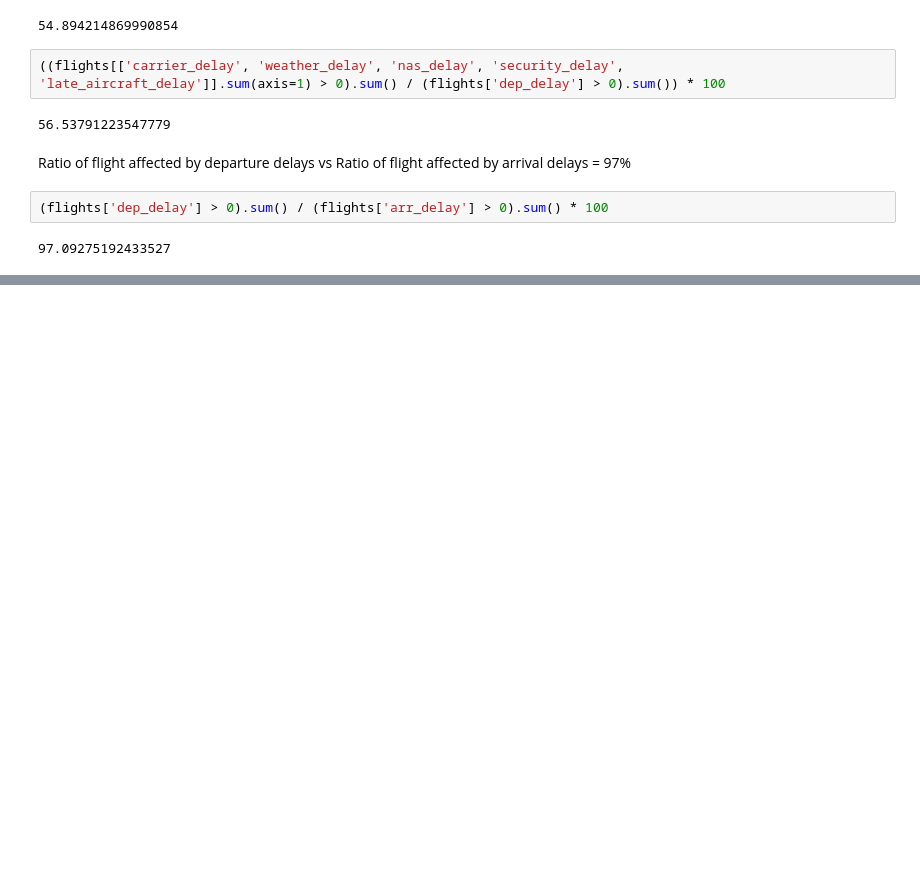
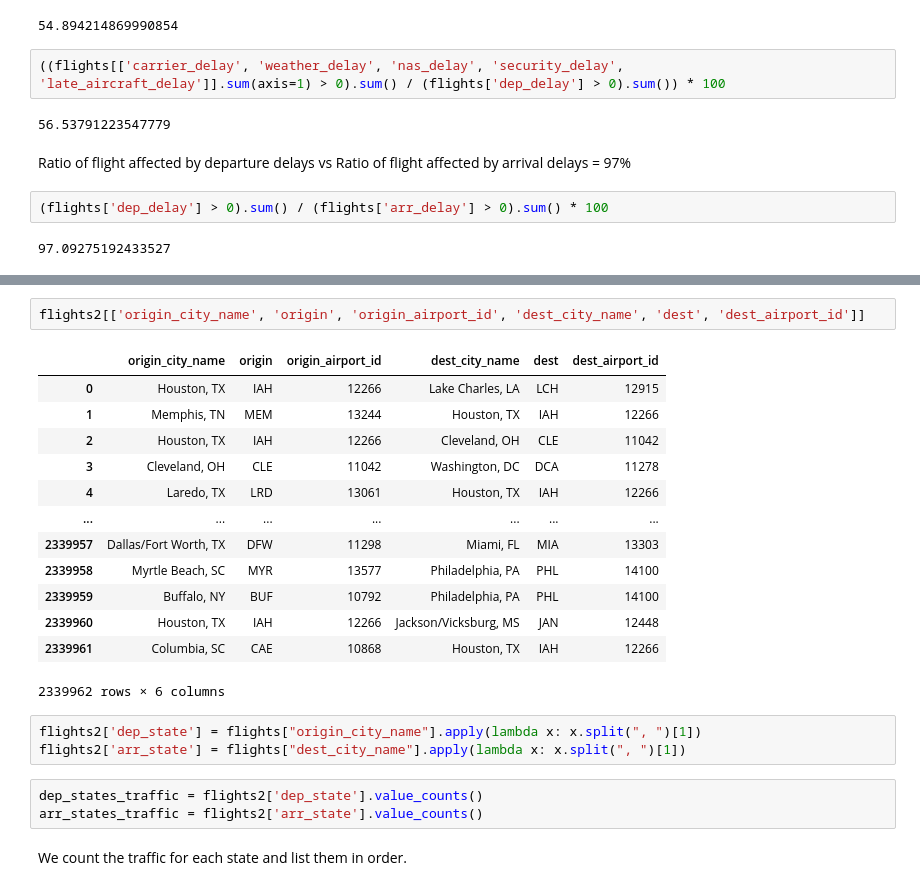
Before and after one commit to jsilke/flight-delay-prediction, a Jupyter notebook: Exploration/recommended_exploration.ipynb, the cells around one changed output, grey strips where cells are left out. Saved outputs shown, nothing was run; the diff lists cells and outputs as text; blank space fills up the shorter version.

```diff
--- a/Exploration/recommended_exploration.ipynb
+++ b/Exploration/recommended_exploration.ipynb
@@ -486,0 +526,24 @@ Ratio of flight affected by departure delays vs Ratio of flight affected by arri
+# %%
+flights2[['origin_city_name', 'origin', 'origin_airport_id', 'dest_city_name', 'dest', 'dest_airport_id']]
+# %% [output]
+|  | origin_city_name | origin | origin_airport_id | dest_city_name | dest | dest_airport_id |
+| 0 | Houston, TX | IAH | 12266 | Lake Charles, LA | LCH | 12915 |
+| 1 | Memphis, TN | MEM | 13244 | Houston, TX | IAH | 12266 |
+| 2 | Houston, TX | IAH | 12266 | Cleveland, OH | CLE | 11042 |
+| 3 | Cleveland, OH | CLE | 11042 | Washington, DC | DCA | 11278 |
+| 4 | Laredo, TX | LRD | 13061 | Houston, TX | IAH | 12266 |
+| ... | ... | ... | ... | ... | ... | ... |
+| 2339957 | Dallas/Fort Worth, TX | DFW | 11298 | Miami, FL | MIA | 13303 |
+| 2339958 | Myrtle Beach, SC | MYR | 13577 | Philadelphia, PA | PHL | 14100 |
+| 2339959 | Buffalo, NY | BUF | 10792 | Philadelphia, PA | PHL | 14100 |
+| 2339960 | Houston, TX | IAH | 12266 | Jackson/Vicksburg, MS | JAN | 12448 |
+| 2339961 | Columbia, SC | CAE | 10868 | Houston, TX | IAH | 12266 |
+2339962 rows × 6 columns
+# %%
+flights2['dep_state'] = flights["origin_city_name"].apply(lambda x: x.split(", ")[1])
+flights2['arr_state'] = flights["dest_city_name"].apply(lambda x: x.split(", ")[1])
+# %%
+dep_states_traffic = flights2['dep_state'].value_counts()
+arr_states_traffic = flights2['arr_state'].value_counts()
+# %% [markdown]
+We count the traffic for each state and list them in order.
```
Also changed, not shown: parts of 29 cells of this notebook, 1 other file.
